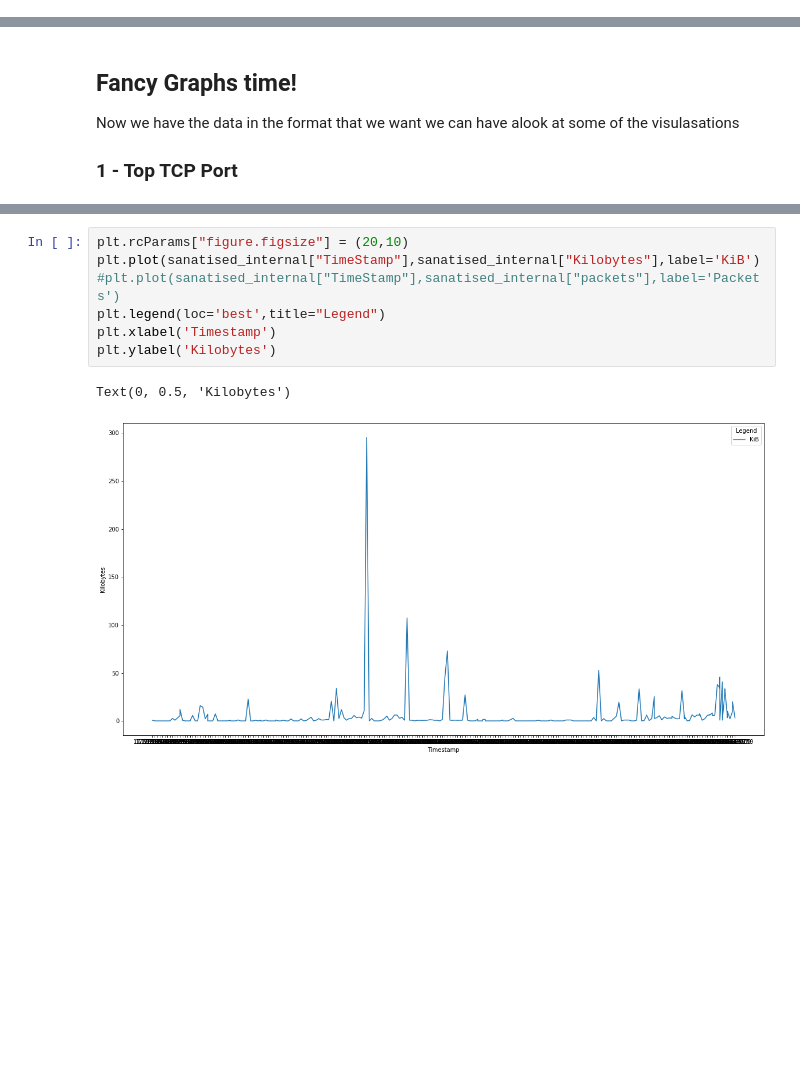
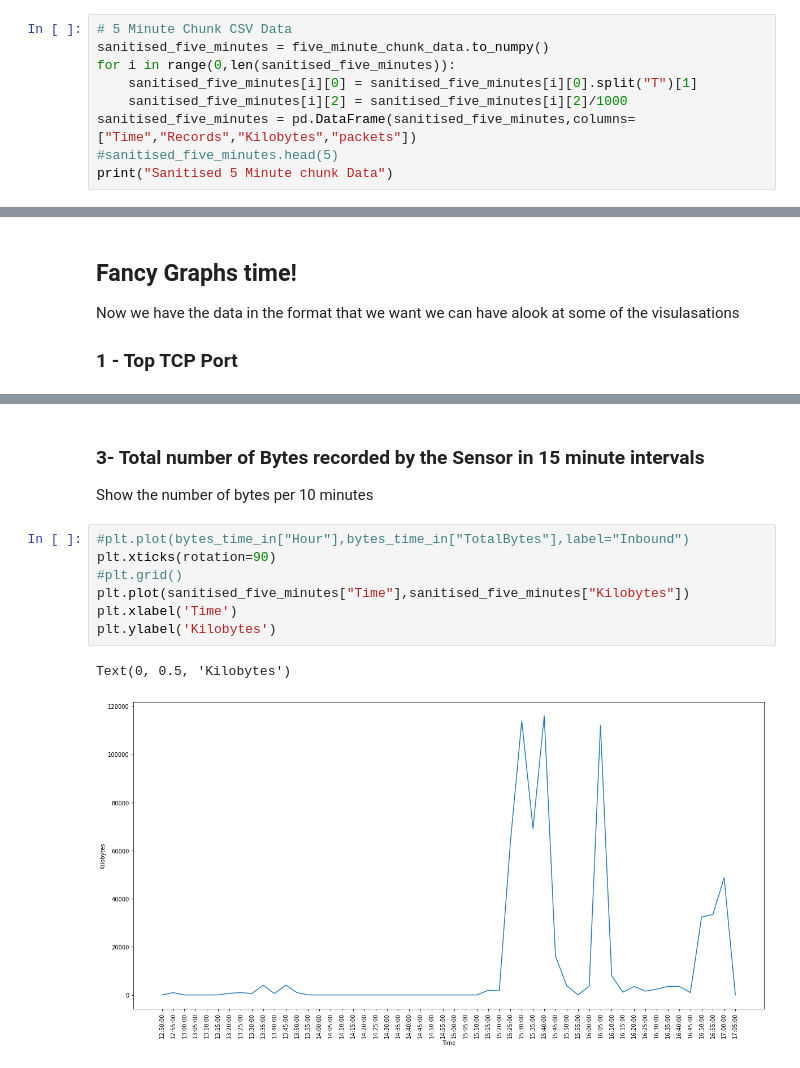
Before and after one commit to JakeNTech/TTDS_DataScience_Project, a Jupyter notebook: Notebook.ipynb, the cells around one changed output, grey strips where cells are left out. Drawn from its saved outputs; the diff is of its cells as text; blank space fills up the shorter version.

```diff
--- a/Notebook.ipynb
+++ b/Notebook.ipynb
@@ -47,0 +39,9 @@ sanatised_internal.head(5)
+# %%
+# 5 Minute Chunk CSV Data
+sanitised_five_minutes = five_minute_chunk_data.to_numpy()
+for i in range(0,len(sanitised_five_minutes)):
+    sanitised_five_minutes[i][0] = sanitised_five_minutes[i][0].split("T")[1]
+    sanitised_five_minutes[i][2] = sanitised_five_minutes[i][2]/1000
+sanitised_five_minutes = pd.DataFrame(sanitised_five_minutes,columns=["Time","Records","Kilobytes","packets"])
+#sanitised_five_minutes.head(5)
+print("Sanitised 5 Minute chunk Data")
@@ -73,10 +72,13 @@ The complex stuff
-# %%
-plt.rcParams["figure.figsize"] = (20,10)
-plt.plot(sanatised_internal["TimeStamp"],sanatised_internal["Kilobytes"],label='KiB')
-#plt.plot(sanatised_internal["TimeStamp"],sanatised_internal["packets"],label='Packets')
-plt.legend(loc='best',title="Legend")
-plt.xlabel('Timestamp')
-plt.ylabel('Kilobytes')
-# %% [output]
-Text(0, 0.5, 'Kilobytes')
-[figure, removed]
+# %% [markdown]
+### 3- Total number of Bytes recorded by the Sensor in 15 minute intervals
+Show the number of bytes per 10 minutes
+# %%
+#plt.plot(bytes_time_in["Hour"],bytes_time_in["TotalBytes"],label="Inbound")
+plt.xticks(rotation=90)
+#plt.grid()
+plt.plot(sanitised_five_minutes["Time"],sanitised_five_minutes["Kilobytes"])
+plt.xlabel('Time')
+plt.ylabel('Kilobytes')
+# %% [output]
+Text(0, 0.5, 'Kilobytes')
+[figure, added]
```
Also changed, not shown: parts of 17 cells of this notebook, 2 other files.
